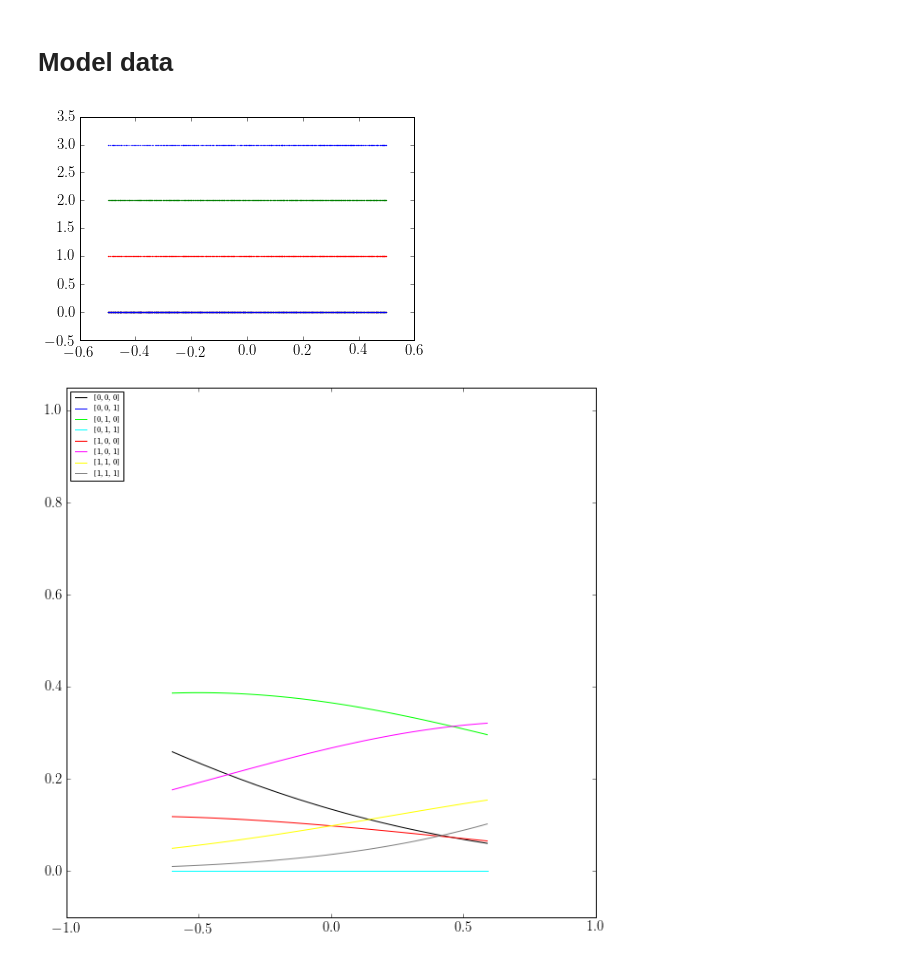
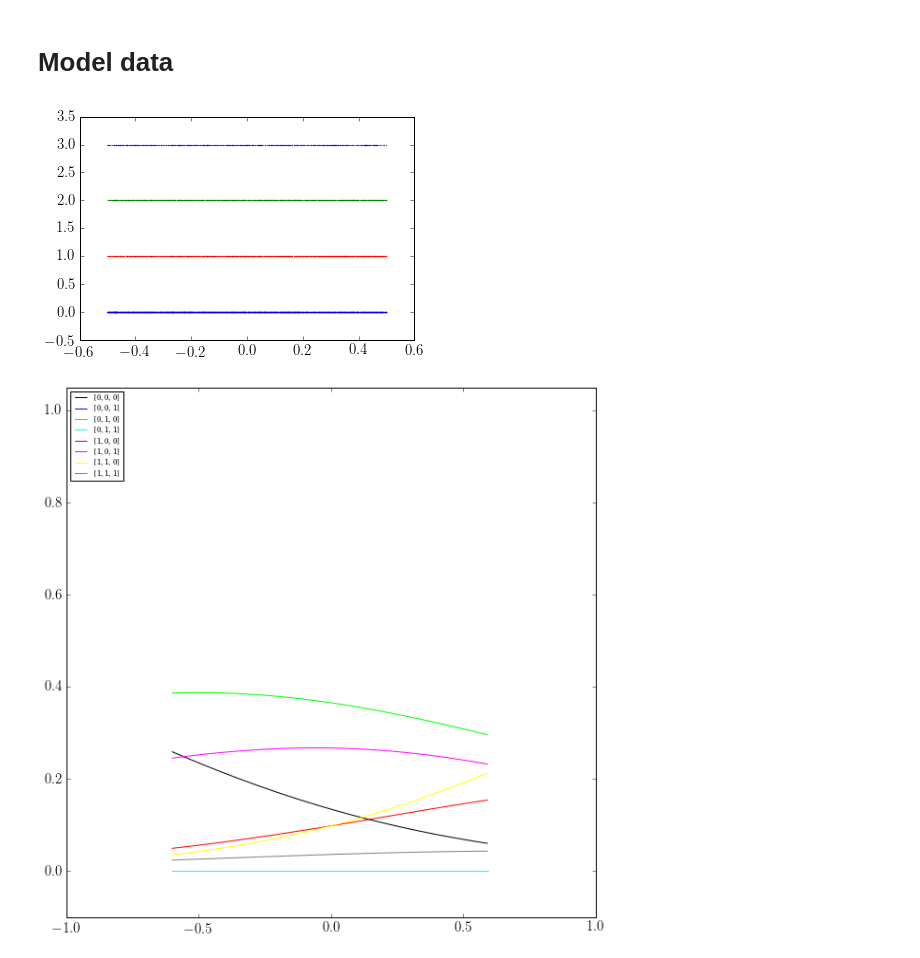
Before and after one commit to etoestja/PCCBio, a Jupyter notebook: code/MLC_PCC.ipynb, the cells around one changed output. Drawn from its saved outputs; the diff is of its cells as text; code cells hidden in the pictures.

```diff
--- a/code/MLC_PCC.ipynb
+++ b/code/MLC_PCC.ipynb
@@ -502,7 +522,7 @@ def PModel(x, y):
     f2 = Sigma(x - 2 * y[0] + 1)
     if y[1] == 0:
         f2 = 1 - f2
-    f3 = Sigma(x + 12 * y[0] - 2 * y[1] - 11)
+    f3 = Sigma(-x + 12 * y[0] - 2 * y[1] - 11)
     if y[2] == 0:
         f3 = 1 - f3
     return(f1 * f2 * f3)
@@ -521,32 +541,32 @@ Y1 = Ym[:, 0]
 Y2 = Ym[:, 1]
 Y3 = Ym[:, 2]
 
 #Y1=np.random.rand(m)<=Sigma(Xm)
 #Y2=np.random.rand(m)<=Sigma(-Xm-2*Y1+0.5)
 #Y3=np.random.rand(m)<=Sigma(Xm+12*Y1-2*Y2-11)
 #Y2=Sigma(-Xm-2*Y1+0.5)>0.5
 #Y3=Sigma(Xm+12*Y1-2*Y2-11)>0.5
 #Ym=np.array([Y1,Y2,Y3]).T
 
 plt.scatter(Xm, Y1, color='red', s=0.01)
 plt.scatter(Xm, Y2 * 2, color='green', s=0.01)
 plt.scatter(Xm, Y3 * 3, color='blue', s=0.01)
 plt.show()
 
 Xshow = np.arange(-0.6, 0.6, 0.01)
 plt.figure(figsize=(10, 10))
 plt.xlim([-1, 1])
 plt.ylim([-0.1, 1.05])
 for v in getB(l):
     c = v
     if c == [1, 1, 1]:
         c = [0.5, 0.5, 0.5]
     plt.plot(Xshow, PModel(Xshow, v), color=c, label=str(v))
 plt.legend(loc=2,prop={'size':8})
 plt.show()
 
 Xmr=np.array([Xm]).T
 # %% [output]
 [figure]
-[figure, old version]
+[figure, new version]
 # %%
```
Also changed, not shown: parts of 8 cells of this notebook.
